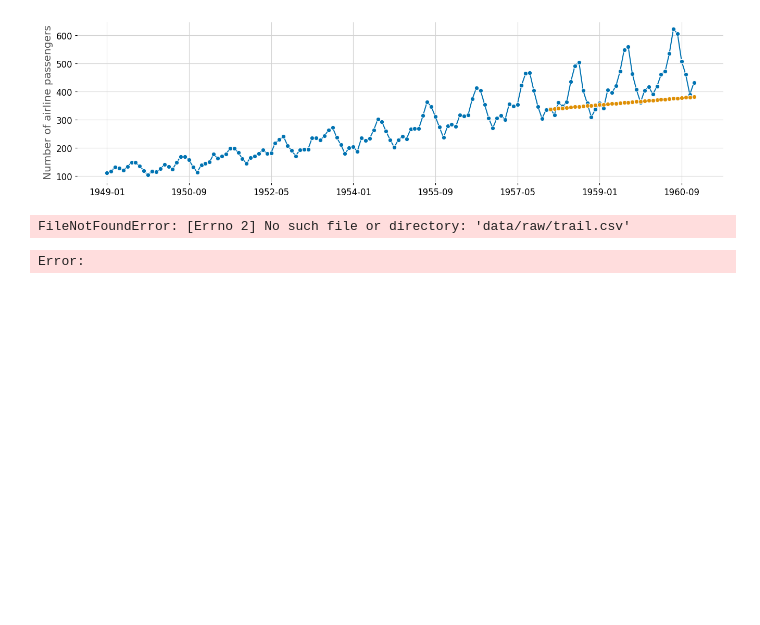
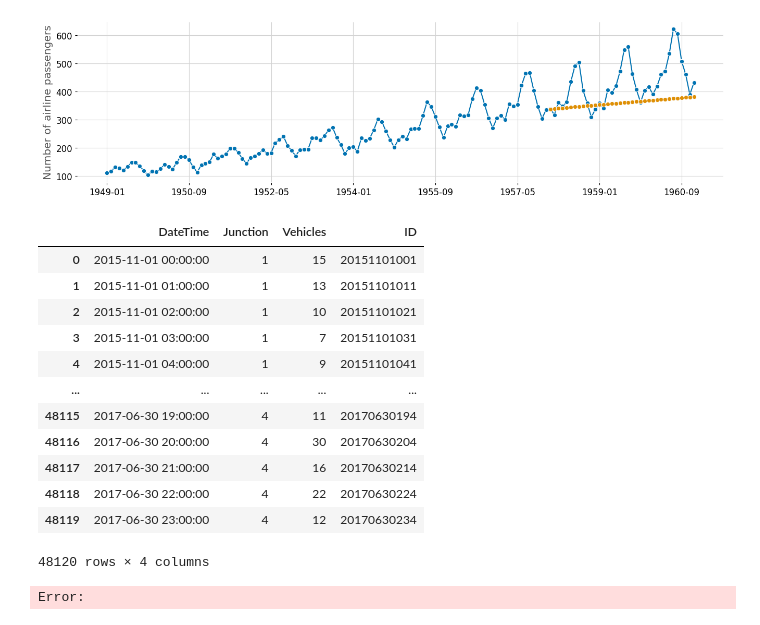
Before and after one commit to ed20b030/data-science-tutorials, a Jupyter notebook: notebooks/Predicting the Future with Sktime.ipynb, the cells around one changed output. Saved outputs shown, nothing was run; the diff lists cells and outputs as text; code cells hidden in the pictures; blank space fills up the shorter version.

```diff
--- a/notebooks/Predicting the Future with Sktime.ipynb
+++ b/notebooks/Predicting the Future with Sktime.ipynb
@@ -108,12 +108,24 @@ plot_series(y, y_pred)
 import numpy as np
 # %%
 # https://www.kaggle.com/datasets/fedesoriano/traffic-prediction-dataset
-biomass = pd.read_csv("data/raw/trail.csv")
+biomass = pd.read_csv("data/raw/traffic.csv")
 ''' skiprows = [x for x in range(2,2419)], usecols = [x for x in range(3,11)])'''
 '''traffic = traffic.pivot(columns="Latitude", values="Vehicles")'''
 biomass
 # %% [output]
+|  | DateTime | Junction | Vehicles | ID |
+| 0 | 2015-11-01 00:00:00 | 1 | 15 | 20151101001 |
+| 1 | 2015-11-01 01:00:00 | 1 | 13 | 20151101011 |
+| 2 | 2015-11-01 02:00:00 | 1 | 10 | 20151101021 |
+| 3 | 2015-11-01 03:00:00 | 1 | 7 | 20151101031 |
+| 4 | 2015-11-01 04:00:00 | 1 | 9 | 20151101041 |
+| ... | ... | ... | ... | ... |
+| 48115 | 2017-06-30 19:00:00 | 4 | 11 | 20170630194 |
+| 48116 | 2017-06-30 20:00:00 | 4 | 30 | 20170630204 |
+| 48117 | 2017-06-30 21:00:00 | 4 | 16 | 20170630214 |
+| 48118 | 2017-06-30 22:00:00 | 4 | 22 | 20170630224 |
+| 48119 | 2017-06-30 23:00:00 | 4 | 12 | 20170630234 |
-FileNotFoundError: [Errno 2] No such file or directory: 'data/raw/trail.csv'
+48120 rows × 4 columns
 # %%
 def sktime_forecast(dataset, horizon, forecaster, validation=False, confidence=0.9, frequency="Y"):
     """Loop over a time series dataframe, train an sktime forecasting model, and visualize the results.
```
Also changed, not shown: 1 other file.
